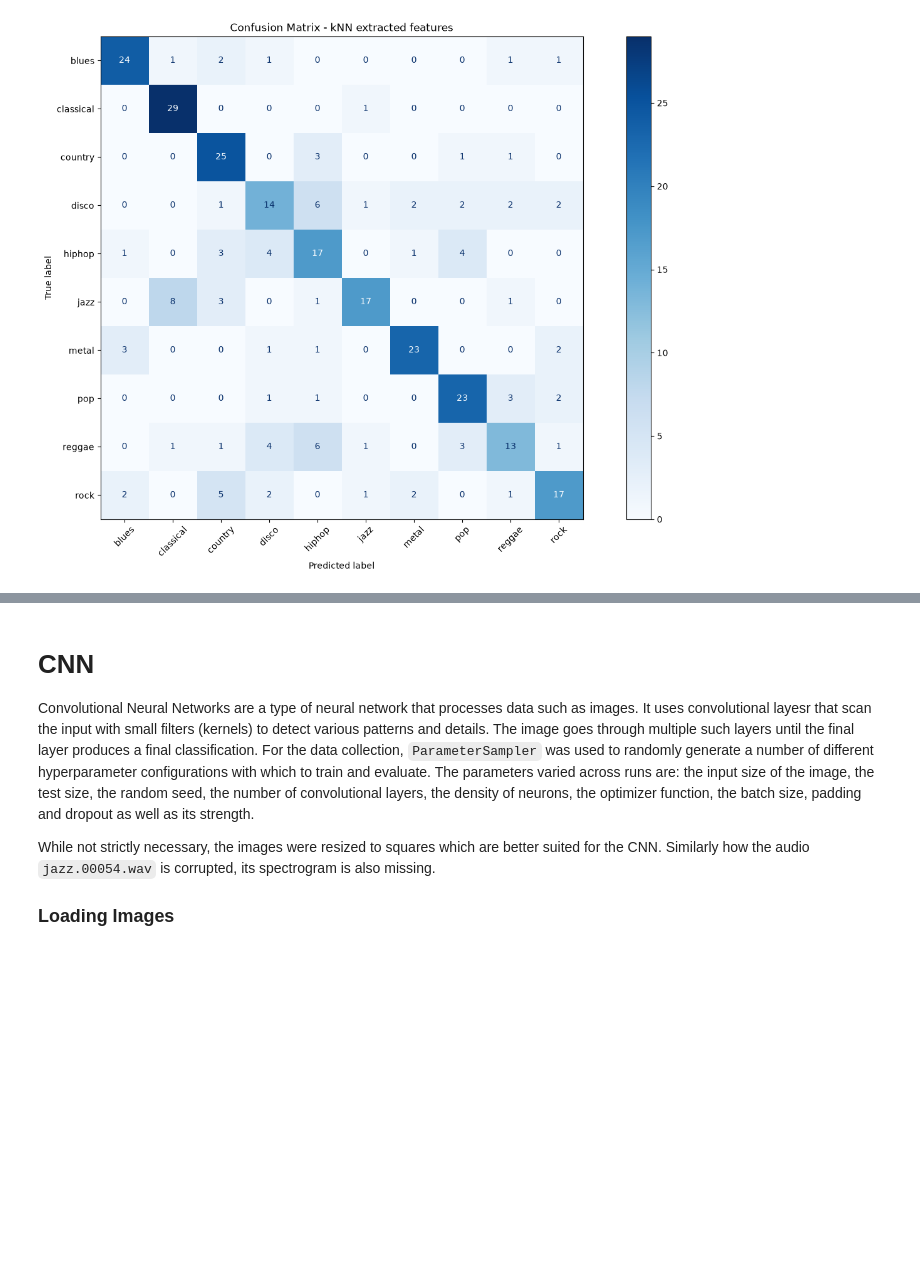
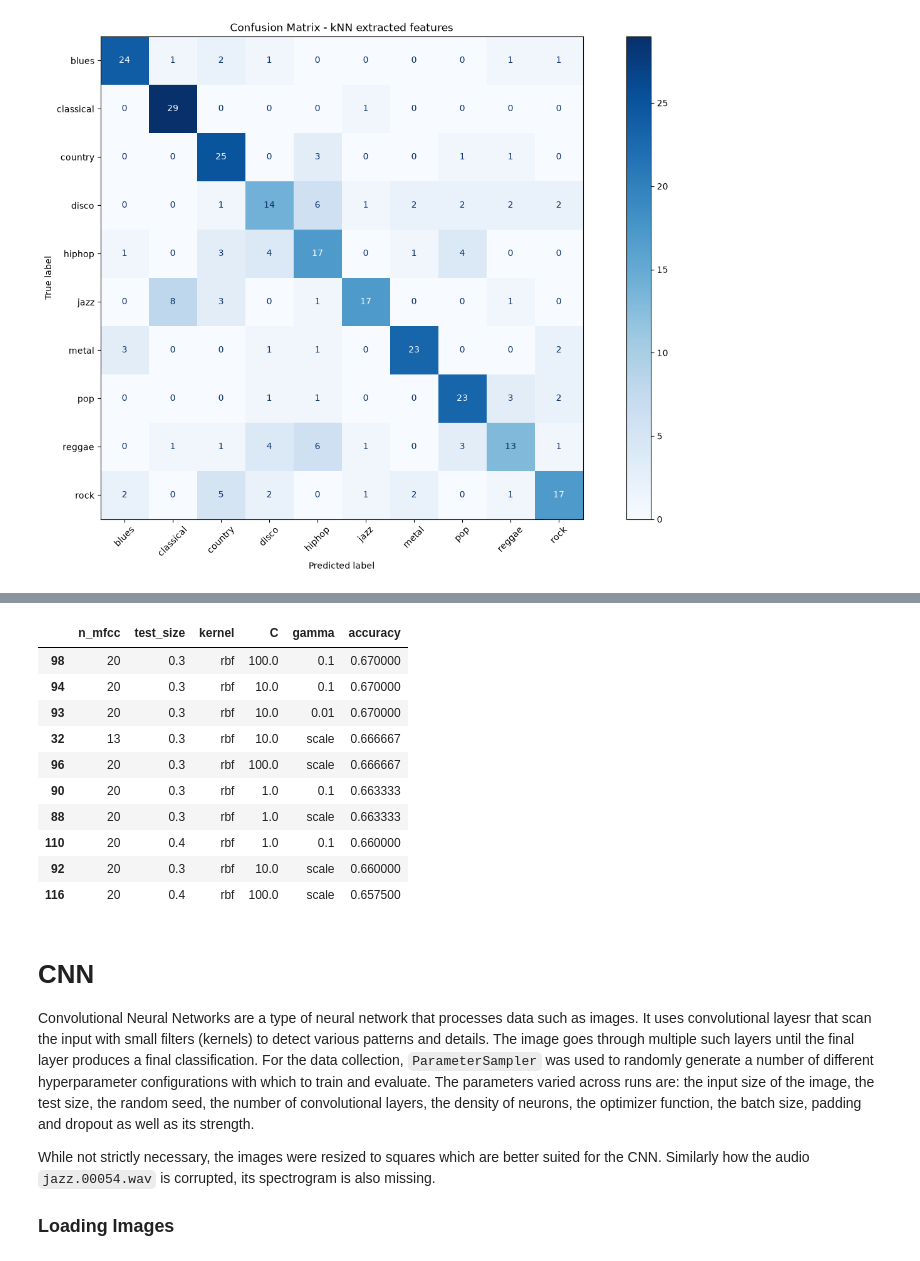
Before and after one commit to etiank/Jupyter-ML, a Jupyter notebook: main.ipynb, the cells around one changed output, grey strips where cells are left out. Saved outputs shown, nothing was run; the diff lists cells and outputs as text; code cells hidden in the pictures; blank space fills up the shorter version.

```diff
--- a/main.ipynb
+++ b/main.ipynb
@@ -435,0 +566,18 @@ Accuracy: 0.6733333333333333
+# %%
+svm_extr_df = pd.read_csv("svm-data-extr.csv")
+svm_extr_df = svm_extr_df[svm_extr_df["test_size"]!= 0.2]
+svm_extr_df_sorted = svm_extr_df.sort_values(by="accuracy", ascending=False)
+
+svm_extr_df_sorted.head(10)
+# %% [output]
+|  | n_mfcc | test_size | kernel | C | gamma | accuracy |
+| 98 | 20 | 0.3 | rbf | 100.0 | 0.1 | 0.670000 |
+| 94 | 20 | 0.3 | rbf | 10.0 | 0.1 | 0.670000 |
+| 93 | 20 | 0.3 | rbf | 10.0 | 0.01 | 0.670000 |
+| 32 | 13 | 0.3 | rbf | 10.0 | scale | 0.666667 |
+| 96 | 20 | 0.3 | rbf | 100.0 | scale | 0.666667 |
+| 90 | 20 | 0.3 | rbf | 1.0 | 0.1 | 0.663333 |
+| 88 | 20 | 0.3 | rbf | 1.0 | scale | 0.663333 |
+| 110 | 20 | 0.4 | rbf | 1.0 | 0.1 | 0.660000 |
+| 92 | 20 | 0.3 | rbf | 10.0 | scale | 0.660000 |
+| 116 | 20 | 0.4 | rbf | 100.0 | scale | 0.657500 |
```
Also changed, not shown: parts of 14 cells of this notebook, 23 other files.
